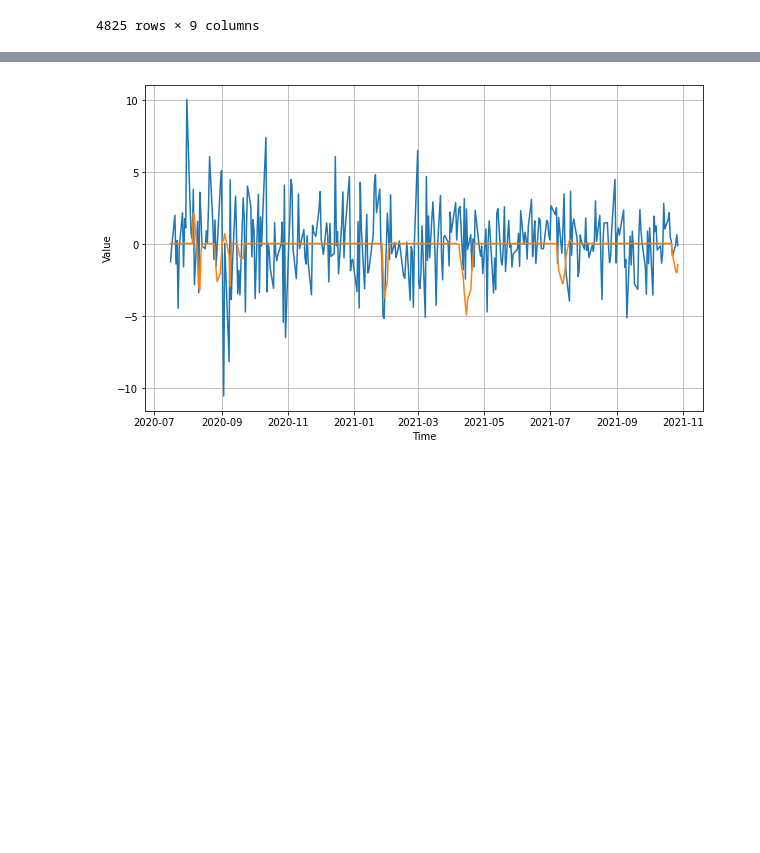
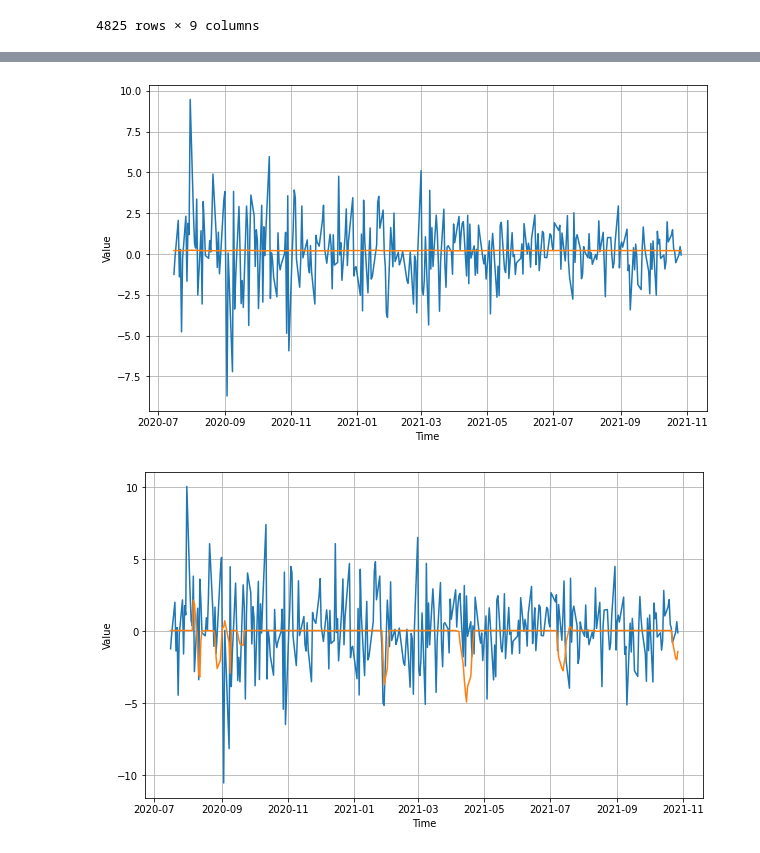
Before and after one commit to omidmno2/stockMarketPrediction_DL, a Jupyter notebook: AAPL_Test_Differences_Price_LSTM_CNC.ipynb, the cells around one changed output, grey strips where cells are left out. Drawn from its saved outputs; the diff is of its cells as text; code cells hidden in the pictures; blank space fills up the shorter version.

```diff
--- a/AAPL_Test_Differences_Price_LSTM_CNC.ipynb
+++ b/AAPL_Test_Differences_Price_LSTM_CNC.ipynb
@@ -189,7 +197,7 @@ model = tf.keras.models.Sequential([
 ])
 
 
-optimizer = tf.keras.optimizers.SGD(learning_rate=2e-5, momentum=0.9)
+optimizer = tf.keras.optimizers.SGD(learning_rate=4e-5, momentum=0.9)
 model.compile(loss=tf.keras.losses.Huber(),
               optimizer=optimizer,
               metrics=["mae"])
@@ -215,6 +223,13 @@ Epoch 150/150
 # %%
 rnn_forecast = model_forecast(model, series[..., np.newaxis], window_size)
 rnn_forecast = rnn_forecast[split_time - window_size:-1, -1, 0]
+# %%
+# %% Differences
+plt.figure(figsize=(10, 6))
+plot_series(time_valid, x_valid)
+plot_series(time_valid, rnn_forecast)
+# %% [output]
+[figure, added]
 # %%
 #Differences
 plt.figure(figsize=(10, 6))
```
Also changed, not shown: parts of 4 cells of this notebook.
